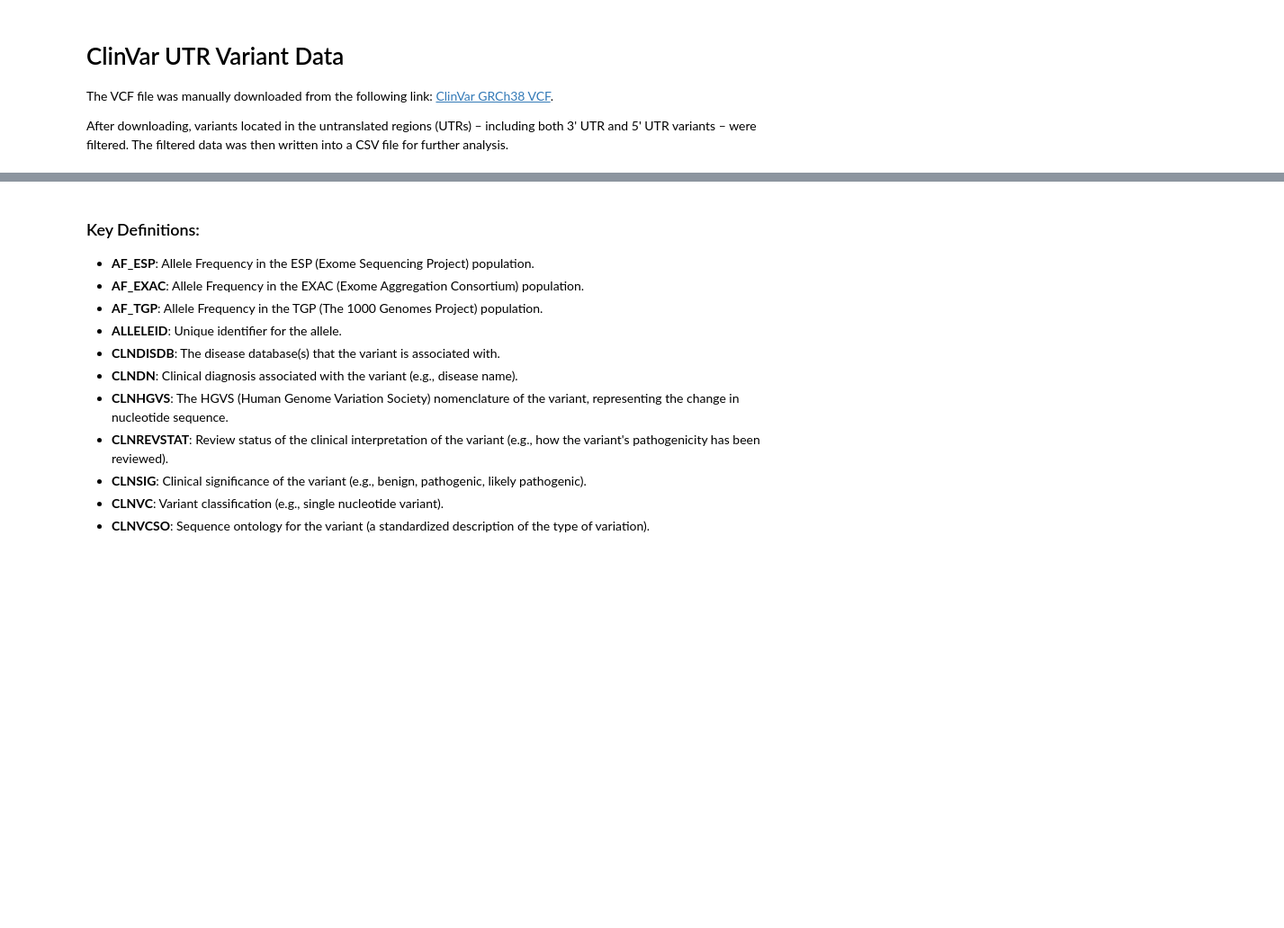
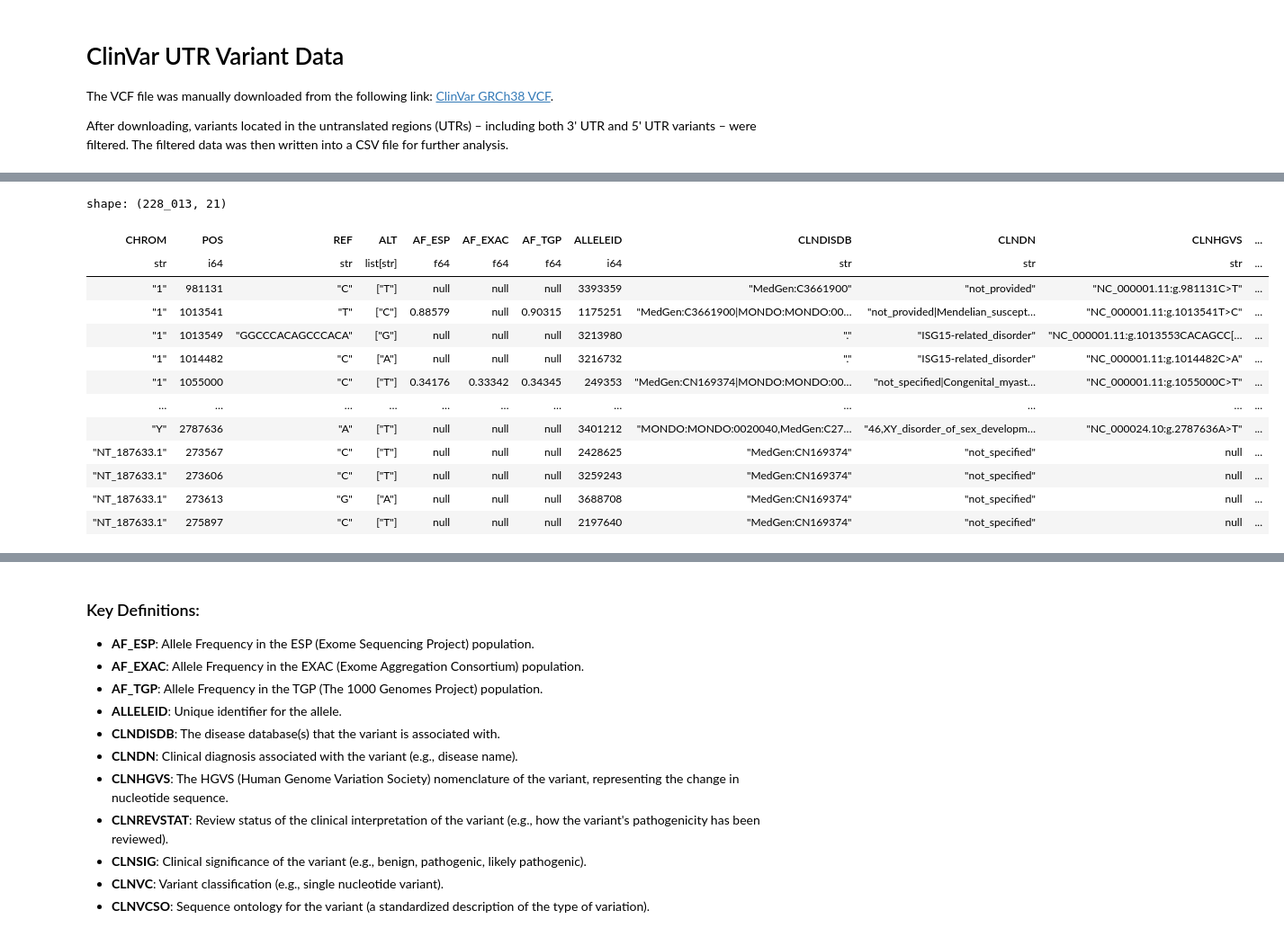
Before and after one commit to bschilder/VEP_DNA, a Jupyter notebook: notebooks/UTRVar.ipynb, the cells around one changed output, grey strips where cells are left out. Shown at 90% size. Saved outputs shown, nothing was run; the diff lists cells and outputs as text; code cells hidden in the pictures; blank space fills up the shorter version.

```diff
--- a/notebooks/UTRVar.ipynb
+++ b/notebooks/UTRVar.ipynb
@@ -74,0 +28,38 @@ UTR Variant Table has been saved to 'Clinvar_UTR_Variant_Table.csv'
+# %%
+from genoray import VCF
+
+vcf = VCF(vcf_file,
+          filter=lambda v: "UTR" in v.INFO.get("MC", ""))
+
+# annotation keys to extract from the INFO field
+info = [
+    "AF_ESP", "AF_EXAC", "AF_TGP", "ALLELEID", "CLNDISDB", "CLNDN",
+    "CLNHGVS", "CLNREVSTAT", "CLNSIG", "CLNVC", "CLNVCSO", "GENEINFO",
+    "MC", "ORIGIN", "RS"
+]
+vcf_df = vcf.get_record_info(#contig="22",
+                             attrs=["CHROM", "POS", "REF", "ALT"],
+                             info=info,
+                             progress=True)
+# Get the Molecular Consequence (MC) Sequence Ontology (SO) IDs and term names
+vcf_df = vcf_df.with_columns(
+    vcf_df["MC"].str.split("|").list.first().alias("MC_id"),
+    vcf_df["MC"].str.split("|").list.last().alias("MC_term")
+)
+
+vcf_df
+# %% [output]
+shape: (228_013, 21)
+| CHROM | POS | REF | ALT | AF_ESP | AF_EXAC | AF_TGP | ALLELEID | CLNDISDB | CLNDN | CLNHGVS | ... |
+| str | i64 | str | list[str] | f64 | f64 | f64 | i64 | str | str | str | ... |
+| "1" | 981131 | "C" | ["T"] | null | null | null | 3393359 | "MedGen:C3661900" | "not_provided" | "NC_000001.11:g.981131C>T" | ... |
+| "1" | 1013541 | "T" | ["C"] | 0.88579 | null | 0.90315 | 1175251 | "MedGen:C3661900|MONDO:MONDO:00… | "not_provided|Mendelian_suscept… | "NC_000001.11:g.1013541T>C" | ... |
+| "1" | 1013549 | "GGCCCACAGCCCACA" | ["G"] | null | null | null | 3213980 | "." | "ISG15-related_disorder" | "NC_000001.11:g.1013553CACAGCC[… | ... |
+| "1" | 1014482 | "C" | ["A"] | null | null | null | 3216732 | "." | "ISG15-related_disorder" | "NC_000001.11:g.1014482C>A" | ... |
+| "1" | 1055000 | "C" | ["T"] | 0.34176 | 0.33342 | 0.34345 | 249353 | "MedGen:CN169374|MONDO:MONDO:00… | "not_specified|Congenital_myast… | "NC_000001.11:g.1055000C>T" | ... |
+| … | … | … | … | … | … | … | … | … | … | … | ... |
+| "Y" | 2787636 | "A" | ["T"] | null | null | null | 3401212 | "MONDO:MONDO:0020040,MedGen:C27… | "46,XY_disorder_of_sex_developm… | "NC_000024.10:g.2787636A>T" | ... |
+| "NT_187633.1" | 273567 | "C" | ["T"] | null | null | null | 2428625 | "MedGen:CN169374" | "not_specified" | null | ... |
+| "NT_187633.1" | 273606 | "C" | ["T"] | null | null | null | 3259243 | "MedGen:CN169374" | "not_specified" | null | ... |
+| "NT_187633.1" | 273613 | "G" | ["A"] | null | null | null | 3688708 | "MedGen:CN169374" | "not_specified" | null | ... |
+| "NT_187633.1" | 275897 | "C" | ["T"] | null | null | null | 2197640 | "MedGen:CN169374" | "not_specified" | null | ... |
```
Also changed, not shown: parts of 12 cells of this notebook, 7 other files.
